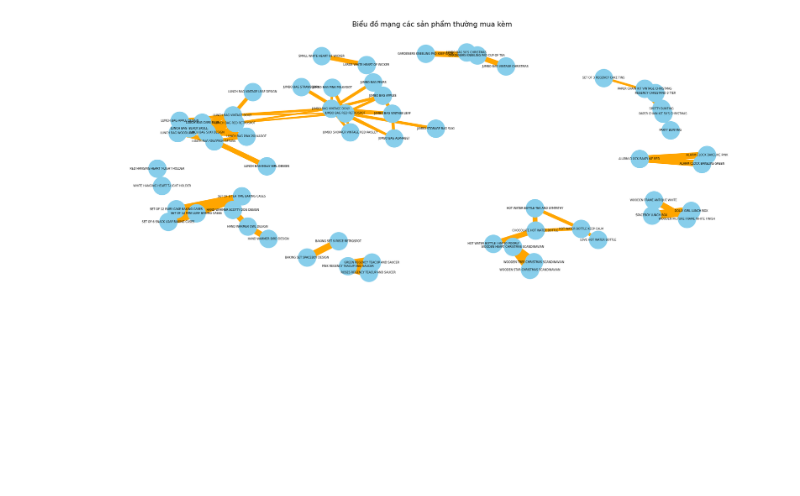
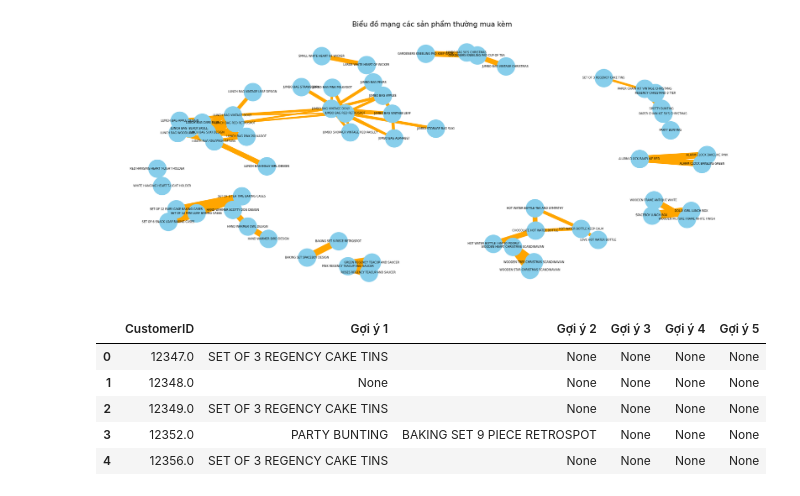
Before and after one commit to caboifvd/Pentabytes, a Jupyter notebook: Online_Retail_Analysis_Project.ipynb, the cells around one changed output. Cells and saved outputs as stored; diff of their text form; code cells hidden in the pictures; blank space fills up the shorter version.

```diff
--- a/Online_Retail_Analysis_Project.ipynb
+++ b/Online_Retail_Analysis_Project.ipynb
@@ -801,3 +801,41 @@ plt.title("Biểu đồ mạng các sản phẩm thường mua kèm", fontsize=1
 plt.show()
 # %% [output]
 [figure]
+# %%
+# Tạo list sản phẩm gợi ý dựa vào luật kết hợp
+def get_recommendations(purchased_items, rules, top_n=5):
+    recommendations = set()
+
+    # Duyệt qua từng luật
+    for _, row in rules.iterrows():
+        if row['antecedents'].issubset(purchased_items) and not row['consequents'].issubset(purchased_items):
+            recommendations.update(row['consequents'])
+        if len(recommendations) >= top_n:
+            break
+
+    return list(recommendations)[:top_n]
+# %%
+# Lấy danh sách sản phẩm khách hàng đã mua
+customer_products = df1.groupby('CustomerID')['Description'].apply(set)
+
+# Tạo gợi ý cho mỗi khách hàng
+recommendations_per_customer = {}
+
+for customer_id, products in customer_products.items():
+    recommended_items = get_recommendations(products, rules, top_n=5)
+    recommendations_per_customer[customer_id] = recommended_items
+
+# Xem kết quả
+recommendation_df = pd.DataFrame.from_dict(recommendations_per_customer, orient='index')
+recommendation_df.columns = [f'Gợi ý {i+1}' for i in range(recommendation_df.shape[1])]
+recommendation_df.reset_index(inplace=True)
+recommendation_df.rename(columns={'index': 'CustomerID'}, inplace=True)
+
+recommendation_df.head()
+# %% [output]
+|  | CustomerID | Gợi ý 1 | Gợi ý 2 | Gợi ý 3 | Gợi ý 4 | Gợi ý 5 |
+| 0 | 12347.0 | SET OF 3 REGENCY CAKE TINS | None | None | None | None |
+| 1 | 12348.0 | None | None | None | None | None |
+| 2 | 12349.0 | SET OF 3 REGENCY CAKE TINS | None | None | None | None |
+| 3 | 12352.0 | PARTY BUNTING | BAKING SET 9 PIECE RETROSPOT | None | None | None |
+| 4 | 12356.0 | SET OF 3 REGENCY CAKE TINS | None | None | None | None |
```
Also changed, not shown: parts of 1 cell of this notebook.
